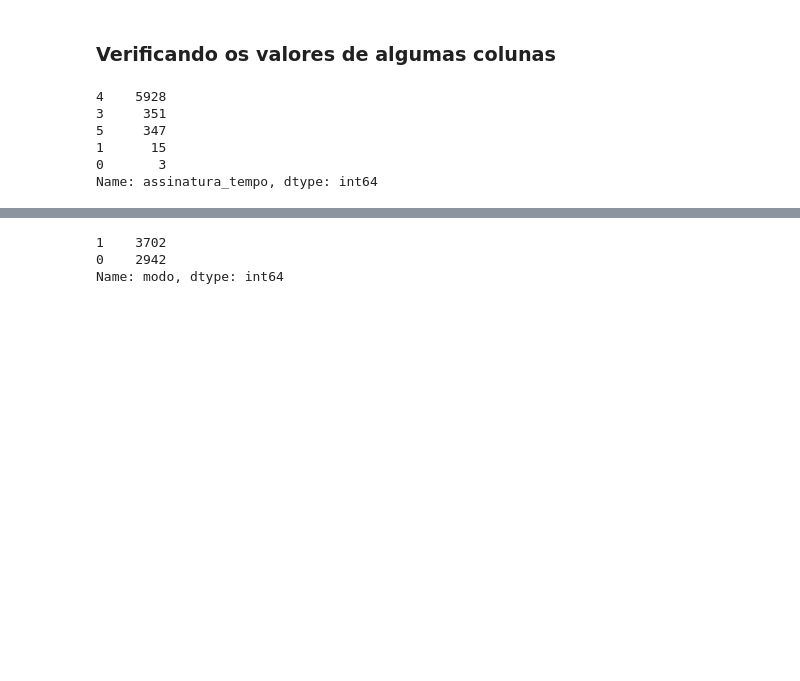
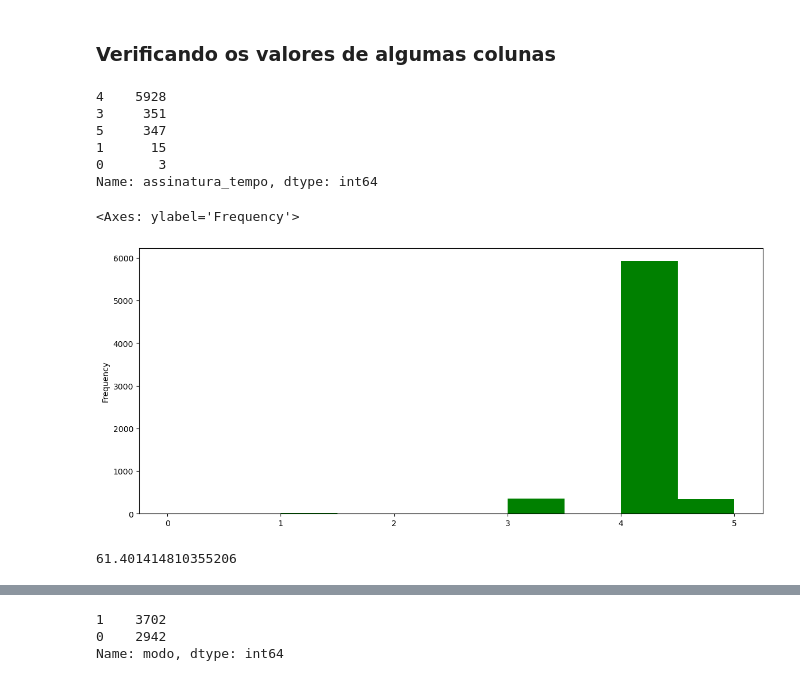
Before and after one commit to davitgouveia/Spotify-Data-Analysis, a Jupyter notebook: analise_de_dados_spotify.ipynb, the cells around one changed output, grey strips where cells are left out. Cells and saved outputs as stored; diff of their text form; code cells hidden in the pictures; blank space fills up the shorter version.

```diff
--- a/analise_de_dados_spotify.ipynb
+++ b/analise_de_dados_spotify.ipynb
@@ -280,3 +282,12 @@ df_musicas['assinatura_tempo'].value_counts()
 1      15
 0       3
 Name: assinatura_tempo, dtype: int64
+# %%
+df_musicas['assinatura_tempo'].plot(kind='hist', figsize=(14, 6), color='green')
+# %% [output]
+<Axes: ylabel='Frequency'>
+[figure, added]
+# %%
+df_musicas['popularidade'].mean()
+# %% [output]
+61.401414810355206
```
Also changed, not shown: parts of 10 cells of this notebook.
